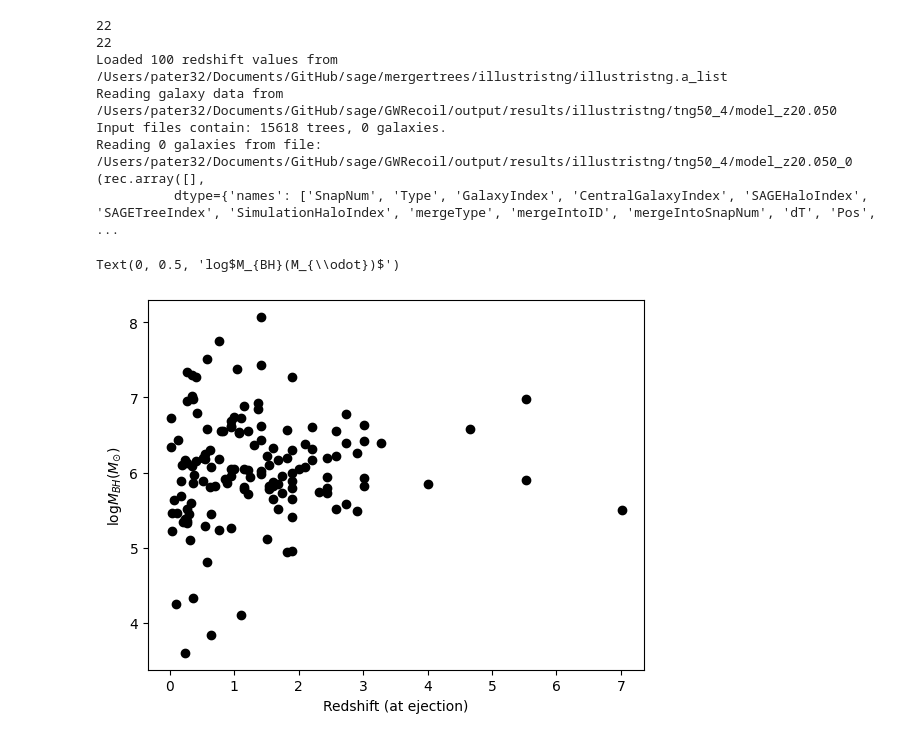
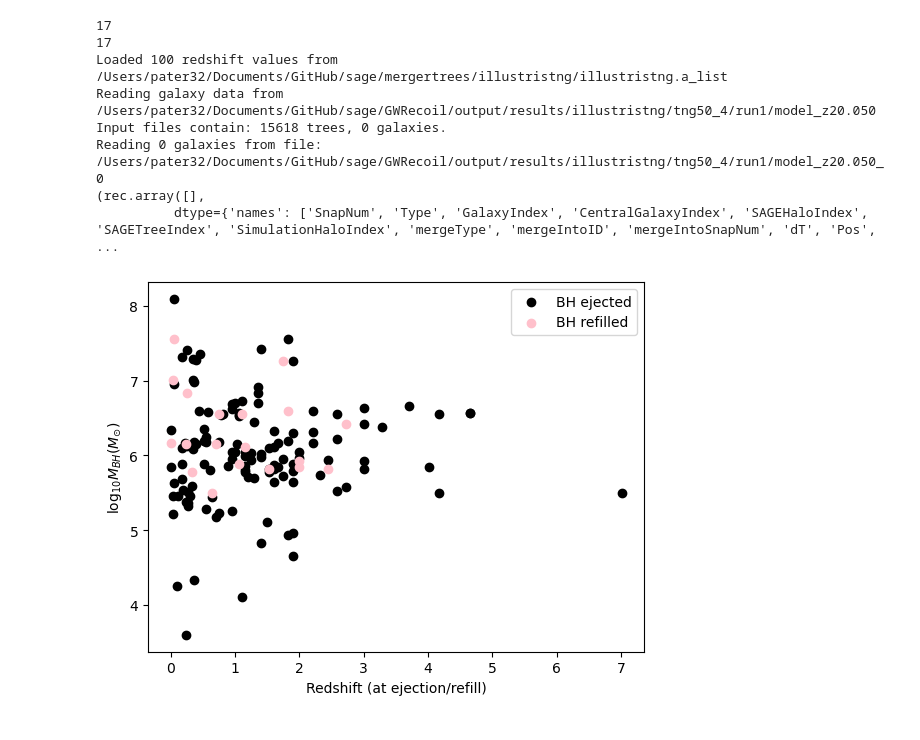
Before and after one commit to ripatel-astro/sage, a Jupyter notebook: GWRecoil/output/results/millennium/notebooks/sandbox.ipynb, the cells around one changed output. Cells and saved outputs as stored; diff of their text form; code cells hidden in the pictures.

```diff
--- a/GWRecoil/output/results/millennium/notebooks/sandbox.ipynb
+++ b/GWRecoil/output/results/millennium/notebooks/sandbox.ipynb
@@ -198,12 +376,0 @@ BH for galaxy 8931000000000 was refilled at redshift: 0.0
-# %%
-for snap in range(0, 100):
-    galaxies = data[snap][0]
-    metadata = data[snap][2]
-    array_length = len(galaxies)
-
-    for i in range(array_length):
-        for gal_id in gal_ids_refilled:
-            if (galaxies.BHRefilledTime[i] > 0) & (galaxies.GalaxyIndex[i] == gal_id):
-                redshift = metadata['redshift']
-                hubble_h = metadata['hubble_h']
-                print('BH for galaxy', gal_id, 'was refilled at redshift:', redshift)
@@ -238,21 +387,21 @@ for i in range(len(stellar_mass_refill)):
 print(len(np.array(refill_count)))
 print(len(stellar_mass_refill))
 
-galaxies = load_snapshot(param_file, 0)
-print(galaxies)
+galaxies_z0 = load_snapshot(param_file, 0)
+print(galaxies_z0)
 # %% [output]
-22
-22
+17
+17
 Loaded 100 redshift values from /Users/pater32/Documents/GitHub/sage/mergertrees/illustristng/illustristng.a_list
-Reading galaxy data from /Users/pater32/Documents/GitHub/sage/GWRecoil/output/results/illustristng/tng50_4/model_z20.050
+Reading galaxy data from /Users/pater32/Documents/GitHub/sage/GWRecoil/output/results/illustristng/tng50_4/run1/model_z20.050
 Input files contain: 15618 trees, 0 galaxies.
-Reading 0 galaxies from file: /Users/pater32/Documents/GitHub/sage/GWRecoil/output/results/illustristng/tng50_4/model_z20.050_0
+Reading 0 galaxies from file: /Users/pater32/Documents/GitHub/sage/GWRecoil/output/results/illustristng/tng50_4/run1/model_z20.050_0
 (rec.array([],
           dtype={'names': ['SnapNum', 'Type', 'GalaxyIndex', 'CentralGalaxyIndex', 'SAGEHaloIndex', 'SAGETreeIndex', 'SimulationHaloIndex', 'mergeType', 'mergeIntoID', 'mergeIntoSnapNum', 'dT', 'Pos', ...
 # %%
-## ANALYZE GALAXIES WITH REFILLED BHs
-    # data = snap : galaxies, volume, metadata
-    # ie: data[2][0] = snapshot 2, galaxies
+## ANALYZE galaxies_z0 WITH REFILLED BHs
+    # data = snap : galaxies_z0, volume, metadata
+    # ie: data[2][0] = snapshot 2, galaxies_z0
 
 # w = data[10][0].BHEjectedTime > 0
 # print(data[10][0].BHEjectedTime[w])
@@ -266,52 +415,51 @@ bh_masses_ejected = []
 bh_masses_refilled = []
 merge_types = []
 for snap in range(1, 100):
-    galaxies = data[snap][0]
+    galaxies_z0 = data[snap][0]
     metadata = data[snap][2]
-    array_length = len(galaxies)
+    array_length = len(galaxies_z0)
 
     if array_length > 0:
 
         for i in range(array_length):
-            if galaxies.BHEjectedTime[i] > 0:
-                eject_time = galaxies.BHEjectedTime[i]
+            if galaxies_z0.BHEjectedTime[i] > 0:
+                eject_time = galaxies_z0.BHEjectedTime[i]
                 redshift = metadata['redshift']
-                tot_ejections = galaxies.BHejectCount[i]
+                tot_ejections = galaxies_z0.BHejectCount[i]
                 # print(eject_time, redshift)
                 # snap_num = snap - 1 # gal information stored in
                 # print("A BH was ejected for this snapshot:", snap_num, "At time:", eject_time)
 
-                stellar_mass_ejected = np.log10(galaxies.StellarMass[i] * 1e10 / hubble_h)
-                bh_mass_ejected = np.log10(galaxies.MassofLastEjectedBH[i] * 1e10 / hubble_h)
+                stellar_mass_ejected = np.log10(galaxies_z0.StellarMass[i] * 1e10 / hubble_h)
+                bh_mass_ejected = np.log10(galaxies_z0.MassofLastEjectedBH[i] * 1e10 / hubble_h)
 
                 stellar_masses_ejected.append(stellar_mass_ejected)
                 bh_masses_ejected.append(bh_mass_ejected)
                 eject_times.append(redshift)
 
-            if galaxies.BHRefilledTime[i] > 0:
-                refill_time = galaxies.BHRefilledTime[i]
+            if galaxies_z0.BHRefilledTime[i] > 0:
+                refill_time = galaxies_z0.BHRefilledTime[i]
                 redshift = metadata['redshift']
-                tot_refills = galaxies.BHrefillCount[i]
+                tot_refills = galaxies_z0.BHrefillCount[i]
 
-                stellar_mass_refilled = np.log10(galaxies.StellarMass[i] * 1e10 / hubble_h)
-                bh_mass_refilled = np.log10(galaxies.MassofLastEjectedBH[i] * 1e10 / hubble_h)
+                stellar_mass_refilled = np.log10(galaxies_z0.StellarMass[i] * 1e10 / hubble_h)
+                bh_mass_refilled = np.log10(galaxies_z0.MassofLastEjectedBH[i] * 1e10 / hubble_h)
 
                 stellar_masses_refilled.append(stellar_mass_refilled)
                 bh_masses_refilled.append(bh_mass_refilled)
                 refill_times.append(redshift)
 
 
 
 
 
 
-plt.scatter(eject_times, bh_masses_ejected, marker='o', color='black')
-plt.scatter(refill_times, bh_masses_refilled, marker='o', color='black')
-plt.xlabel('Redshift (at ejection)')
+plt.scatter(eject_times, bh_masses_ejected, marker='o', color='black', label='BH ejected')
+plt.scatter(refill_times, bh_masses_refilled, marker='o', color='pink', label='BH refilled')
+plt.xlabel('Redshift (at ejection/refill)')
 plt.ylabel(r'log$_{10}M_{BH}(M_{\odot})$')
-plt.scatter()
+plt.legend()
 plt.show()
 # %% [output]
-Text(0, 0.5, 'log$M_{BH}(M_{\\odot})$')
-[figure, old version]
+[figure, new version]
 # %%
```
Also changed, not shown: parts of 12 cells of this notebook, 4 other files.
